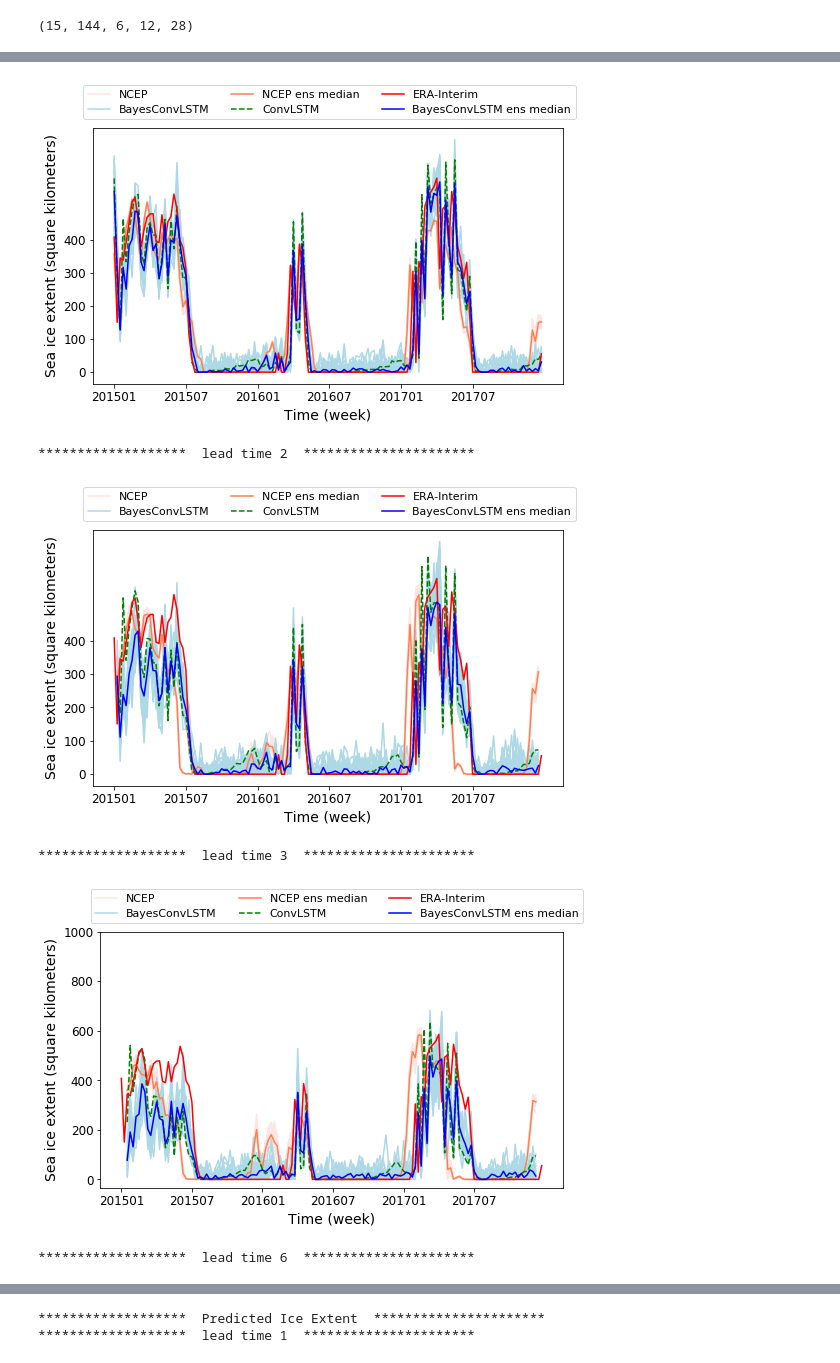
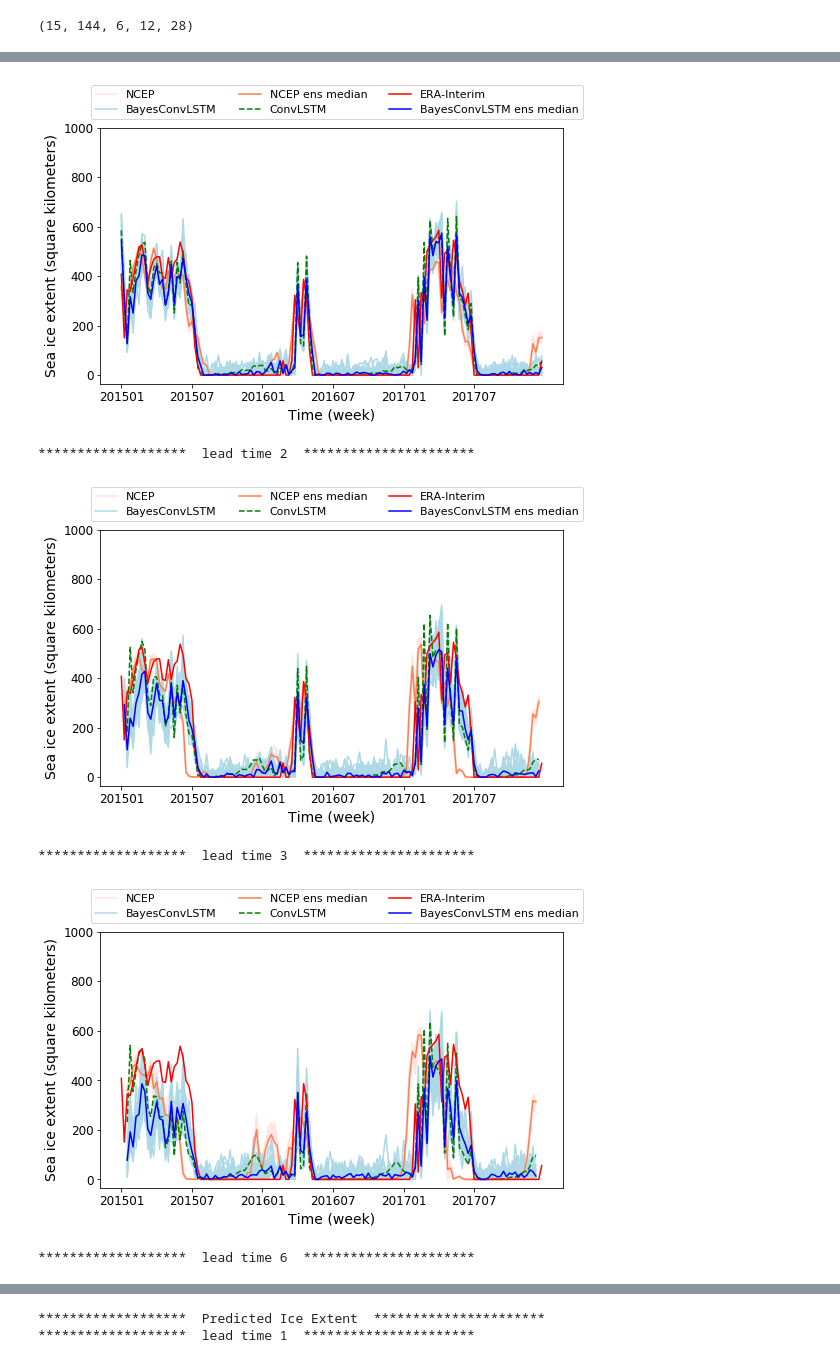
Before and after one commit to geek-yang/DeepArctic, a Jupyter notebook: BayesMap/SenseParam/validAll/map_BayesConvLSTM_SIC_Barents_param_verifyAll_NCEP.ipynb, the cells around one changed output, grey strips where cells are left out. Drawn from its saved outputs; the diff is of its cells as text; code cells hidden in the pictures.

```diff
--- a/BayesMap/SenseParam/validAll/map_BayesConvLSTM_SIC_Barents_param_verifyAll_NCEP.ipynb
+++ b/BayesMap/SenseParam/validAll/map_BayesConvLSTM_SIC_Barents_param_verifyAll_NCEP.ipynb
@@ -562,7 +562,7 @@ Year
     plt.xticks(np.arange(0,test_year*12*4,6*4),(['201501', '201507', '201601', '201607',
                                                  '201701', '201707']),
                fontsize = 12)
-    plt.yticks(np.arange(0,401,100), fontsize = 12)
+    plt.yticks(np.arange(0,1001,200), fontsize = 12)
     plt.legend(bbox_to_anchor=(-0.02,1.10), loc="center left", borderaxespad=0, prop={'size': 11.0}, ncol=3)
     plt.tight_layout()
     plt.show()
@@ -595,7 +595,7 @@ Year
     plt.xticks(np.arange(0,test_year*12*4,6*4),(['201501', '201507', '201601', '201607',
                                                  '201701', '201707']),
                fontsize = 12)
-    plt.yticks(np.arange(0,401,100), fontsize = 12)
+    plt.yticks(np.arange(0,1001,200), fontsize = 12)
     #plt.ylim(ymin=0)
     plt.legend(bbox_to_anchor=(-0.02,1.10), loc="center left", borderaxespad=0, prop={'size': 11.0}, ncol=3)
     plt.tight_layout()
@@ -654,35 +654,35 @@ Year
         else:
             plt.plot(index_plot[5:-5], predictand[i, 5:-5, 5, anchor_y, anchor_x] * sic_max, color='lightblue')
 
     plt.plot(index_plot[5:-5], sic_NCEP_ens_area_series_median[5:-5, 5, anchor_y, anchor_x], color='coral', label="NCEP ens median")
     plt.plot(index_plot[5:-5], predictand_determin[5:-5, 5, anchor_y,anchor_x] * sic_max, 'g--', label="ConvLSTM")
     plt.plot(index_plot, sic_exp_norm[-test_year*12*4:,anchor_y,anchor_x] * sic_max, 'r', label="ERA-Interim")
     plt.plot(index_plot[5:-5], predictand_median[5:-5, 5, anchor_y, anchor_x] * sic_max, 'b', label="BayesConvLSTM ens median")
     plt.xlabel('Time (week)',fontsize = 14)
     plt.ylabel('Sea ice extent (square kilometers)',fontsize = 14)
     plt.xticks(np.arange(0,test_year*12*4,6*4),(['201501', '201507', '201601', '201607',
                                                  '201701', '201707']),
                fontsize = 12)
     plt.yticks(np.arange(0,1001,200), fontsize = 12)
     #plt.ylim(ymin=0)
     plt.legend(bbox_to_anchor=(-0.02,1.10), loc="center left", borderaxespad=0, prop={'size': 11.0}, ncol=3)
     plt.tight_layout()
     plt.show()
     fig3.savefig(os.path.join(output_path,
                               'sic_ERAI_bayesconvlstm_pred_NCEP_S2S_leadtime_6_lat{}_lon{}.png'.format(lat_cut[anchor_y], lon_cut[anchor_x])),dpi=150)
     plt.close()
 
     print("###   pin-point location   ###")
     dlacs.visual.plots.location(lat_cut[anchor_y], lon_cut[anchor_x],
                                 os.path.join(output_path, 'map_pin_pretest_NCEP_S2S.png'),
                                 boundary='barents_polar')
 # %% [output]
 *******************  Precheck predicted ice concentration at certain location **********************
 Time series of sic at lat 76.75 lon 25.5
 *******************  lead time 1  **********************
-[figure, old version]
+[figure, new version]
 *******************  lead time 2  **********************
-[figure, old version]
+[figure, new version]
 *******************  lead time 3  **********************
 [figure]
 *******************  lead time 6  **********************
```
Also changed, not shown: parts of 7 cells of this notebook.
